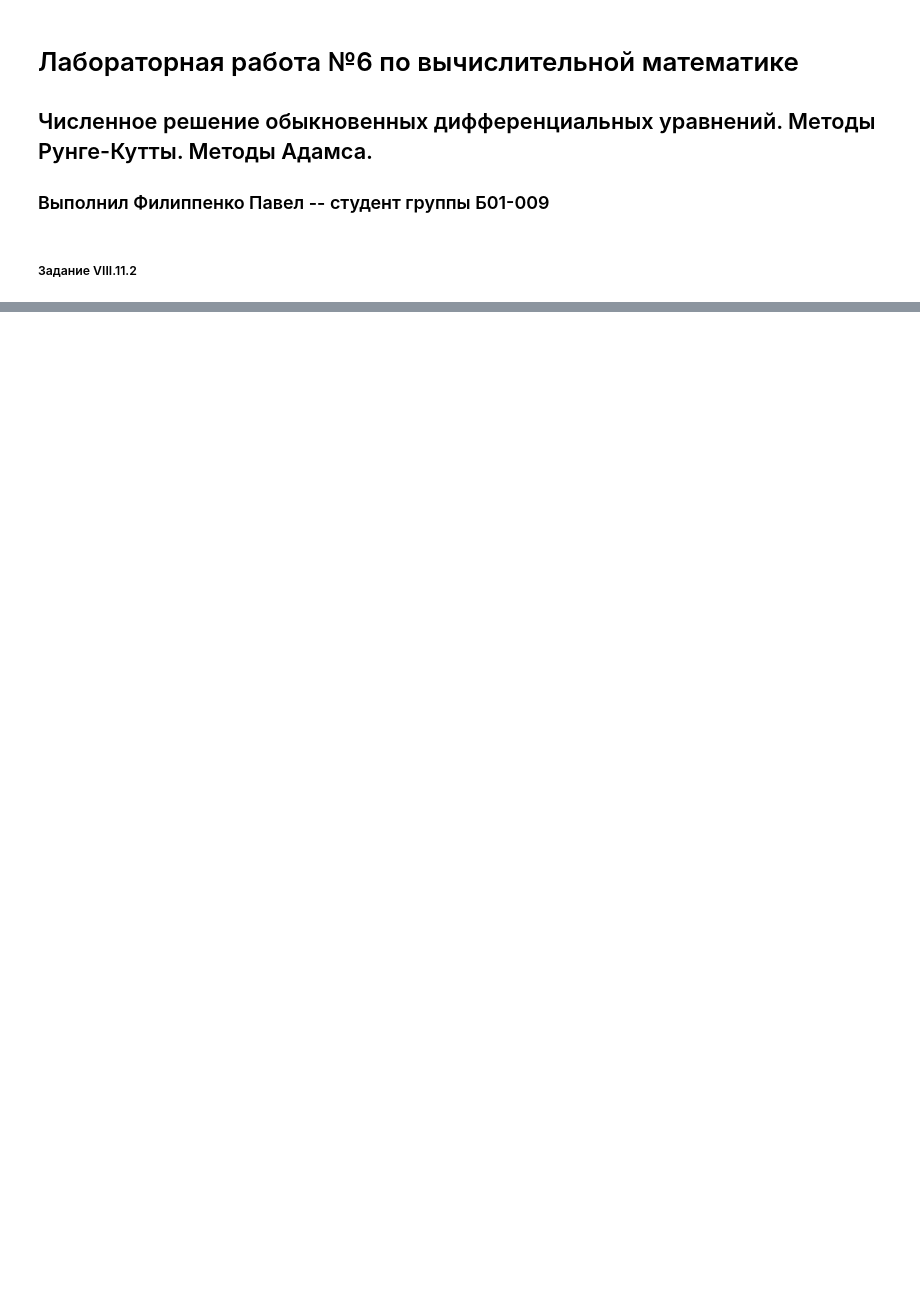
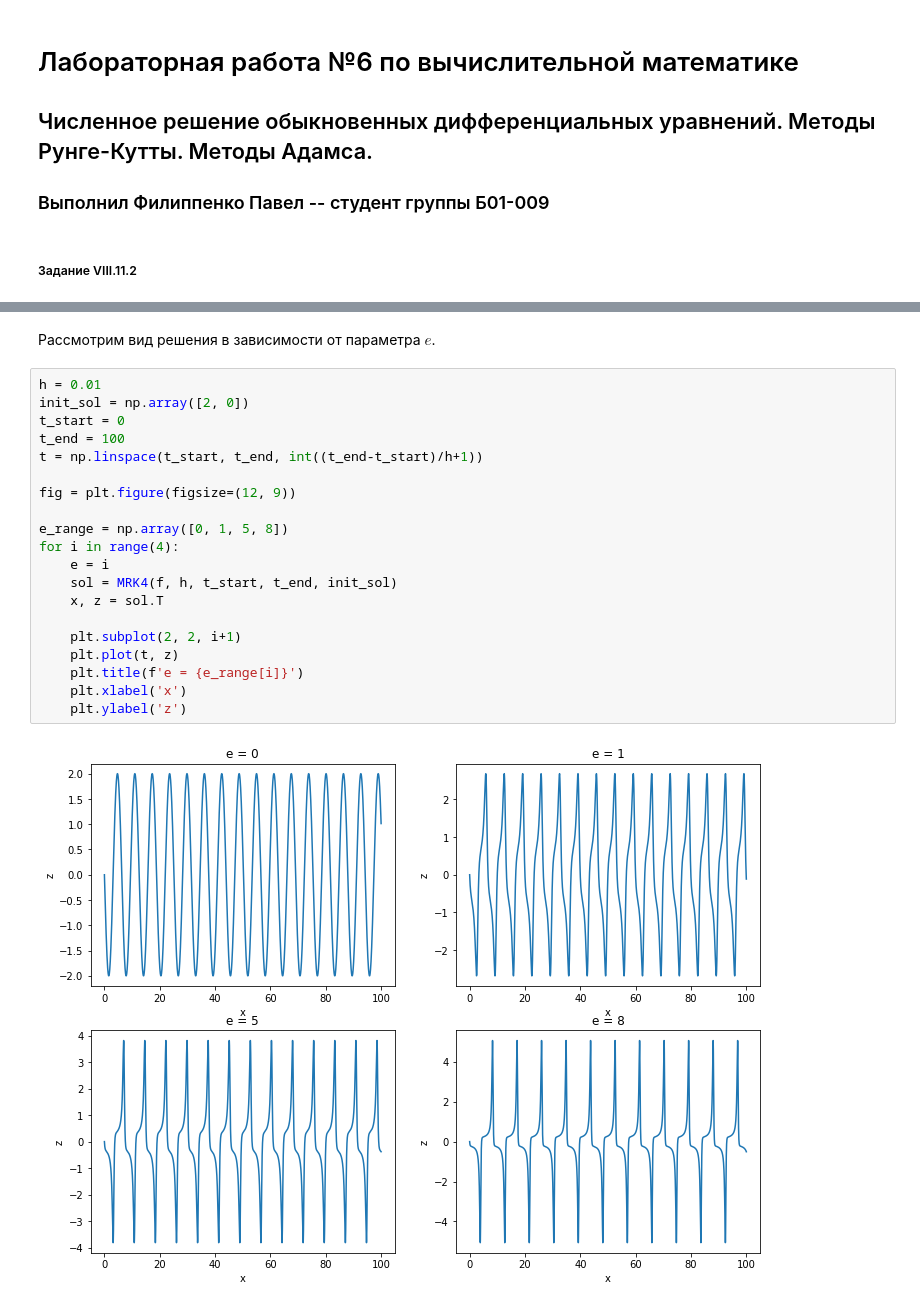
Before and after one commit to pavel-collab/comp-math, a Jupyter notebook: lab06/lab06.ipynb, the cells around one changed output, grey strips where cells are left out. Drawn from its saved outputs; the diff is of its cells as text; blank space fills up the shorter version.

```diff
--- a/lab06/lab06.ipynb
+++ b/lab06/lab06.ipynb
@@ -110,0 +204,24 @@ plt.plot(t, z)
+# %% [markdown]
+Рассмотрим вид решения в зависимости от параметра $e$.
+# %%
+h = 0.01
+init_sol = np.array([2, 0])
+t_start = 0
+t_end = 100
+t = np.linspace(t_start, t_end, int((t_end-t_start)/h+1))
+
+fig = plt.figure(figsize=(12, 9))
+
+e_range = np.array([0, 1, 5, 8])
+for i in range(4):
+    e = i
+    sol = MRK4(f, h, t_start, t_end, init_sol)
+    x, z = sol.T
+
+    plt.subplot(2, 2, i+1)
+    plt.plot(t, z)
+    plt.title(f'e = {e_range[i]}')
+    plt.xlabel('x')
+    plt.ylabel('z')
+# %% [output]
+[figure, added]
```
Also changed, not shown: parts of 21 cells of this notebook.
